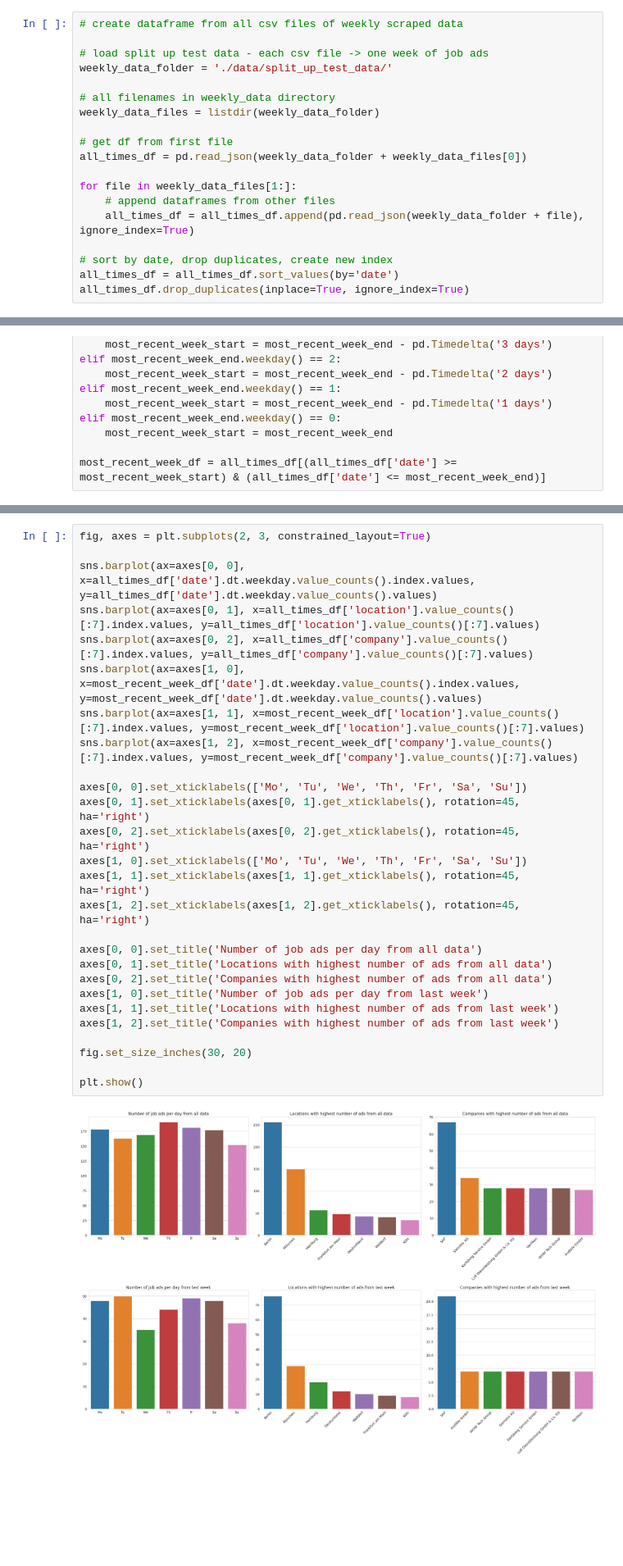
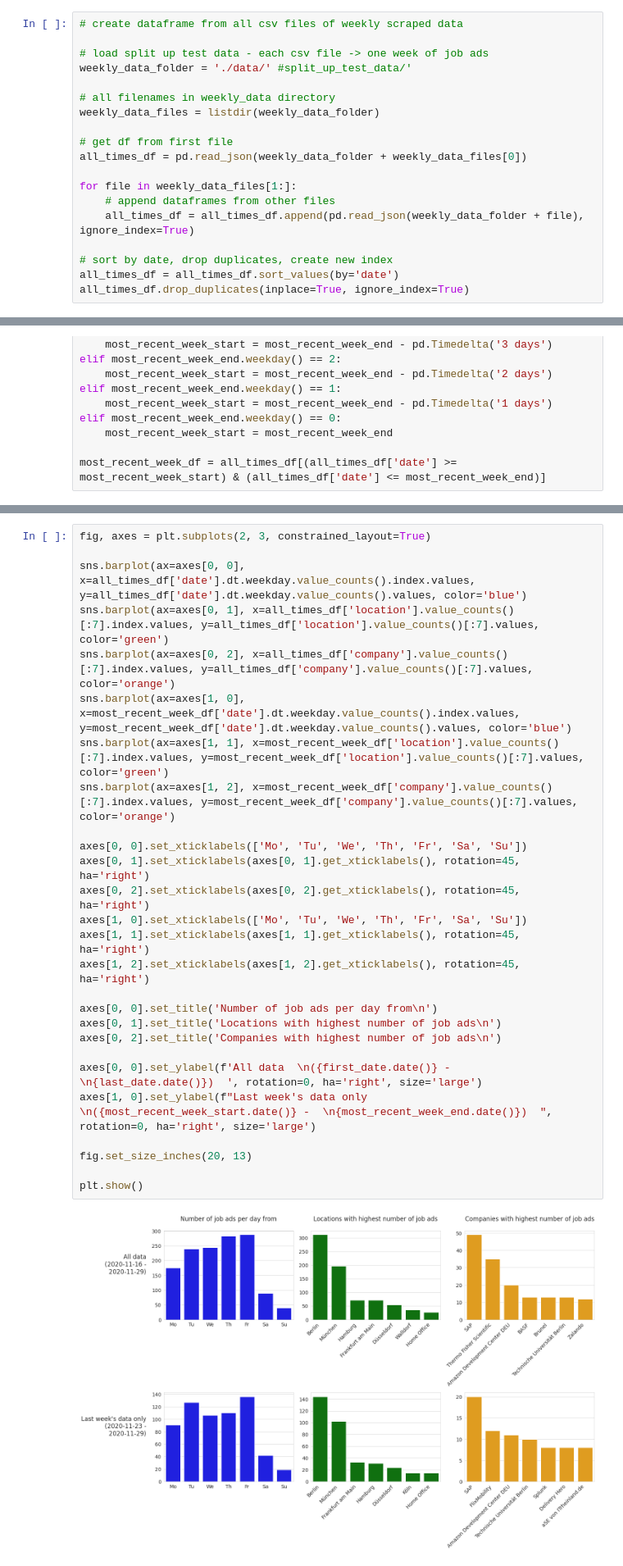
Before and after one commit to felix-datascience/indeed_dashboard_deployed, a Jupyter notebook: indeed_dashboard.ipynb, the cells around one changed output, grey strips where cells are left out. Shown at 82% size. Saved outputs shown, nothing was run; the diff lists cells and outputs as text; blank space fills up the shorter version.

```diff
--- a/indeed_dashboard.ipynb
+++ b/indeed_dashboard.ipynb
@@ -18,7 +18,7 @@ sns.set_style("whitegrid")
 # create dataframe from all csv files of weekly scraped data
 
 # load split up test data - each csv file -> one week of job ads
-weekly_data_folder = './data/split_up_test_data/'
+weekly_data_folder = './data/' #split_up_test_data/'
 
 # all filenames in weekly_data directory
 weekly_data_files = listdir(weekly_data_folder)
@@ -228,29 +229,29 @@ plot_job_ads_by_date('ALL_COMPANIES')
 # %%
 fig, axes = plt.subplots(2, 3, constrained_layout=True)
 
-sns.barplot(ax=axes[0, 0], x=all_times_df['date'].dt.weekday.value_counts().index.values, y=all_times_df['date'].dt.weekday.value_counts().values)
-sns.barplot(ax=axes[0, 1], x=all_times_df['location'].value_counts()[:7].index.values, y=all_times_df['location'].value_counts()[:7].values)
-sns.barplot(ax=axes[0, 2], x=all_times_df['company'].value_counts()[:7].index.values, y=all_times_df['company'].value_counts()[:7].values)
-sns.barplot(ax=axes[1, 0], x=most_recent_week_df['date'].dt.weekday.value_counts().index.values, y=most_recent_week_df['date'].dt.weekday.value_counts().values)
-sns.barplot(ax=axes[1, 1], x=most_recent_week_df['location'].value_counts()[:7].index.values, y=most_recent_week_df['location'].value_counts()[:7].values)
-sns.barplot(ax=axes[1, 2], x=most_recent_week_df['company'].value_counts()[:7].index.values, y=most_recent_week_df['company'].value_counts()[:7].values)
+sns.barplot(ax=axes[0, 0], x=all_times_df['date'].dt.weekday.value_counts().index.values, y=all_times_df['date'].dt.weekday.value_counts().values, color='blue')
+sns.barplot(ax=axes[0, 1], x=all_times_df['location'].value_counts()[:7].index.values, y=all_times_df['location'].value_counts()[:7].values, color='green')
+sns.barplot(ax=axes[0, 2], x=all_times_df['company'].value_counts()[:7].index.values, y=all_times_df['company'].value_counts()[:7].values, color='orange')
+sns.barplot(ax=axes[1, 0], x=most_recent_week_df['date'].dt.weekday.value_counts().index.values, y=most_recent_week_df['date'].dt.weekday.value_counts().values, color='blue')
+sns.barplot(ax=axes[1, 1], x=most_recent_week_df['location'].value_counts()[:7].index.values, y=most_recent_week_df['location'].value_counts()[:7].values, color='green')
+sns.barplot(ax=axes[1, 2], x=most_recent_week_df['company'].value_counts()[:7].index.values, y=most_recent_week_df['company'].value_counts()[:7].values, color='orange')
 
 axes[0, 0].set_xticklabels(['Mo', 'Tu', 'We', 'Th', 'Fr', 'Sa', 'Su'])
 axes[0, 1].set_xticklabels(axes[0, 1].get_xticklabels(), rotation=45, ha='right')
 axes[0, 2].set_xticklabels(axes[0, 2].get_xticklabels(), rotation=45, ha='right')
 axes[1, 0].set_xticklabels(['Mo', 'Tu', 'We', 'Th', 'Fr', 'Sa', 'Su'])
 axes[1, 1].set_xticklabels(axes[1, 1].get_xticklabels(), rotation=45, ha='right')
 axes[1, 2].set_xticklabels(axes[1, 2].get_xticklabels(), rotation=45, ha='right')
 
-axes[0, 0].set_title('Number of job ads per day from all data')
-axes[0, 1].set_title('Locations with highest number of ads from all data')
-axes[0, 2].set_title('Companies with highest number of ads from all data')
-axes[1, 0].set_title('Number of job ads per day from last week')
-axes[1, 1].set_title('Locations with highest number of ads from last week')
-axes[1, 2].set_title('Companies with highest number of ads from last week')
+axes[0, 0].set_title('Number of job ads per day from\n')
+axes[0, 1].set_title('Locations with highest number of job ads\n')
+axes[0, 2].set_title('Companies with highest number of job ads\n')
 
-fig.set_size_inches(30, 20)
+axes[0, 0].set_ylabel(f'All data  \n({first_date.date()} -  \n{last_date.date()})  ', rotation=0, ha='right', size='large')
+axes[1, 0].set_ylabel(f"Last week's data only  \n({most_recent_week_start.date()} -  \n{most_recent_week_end.date()})  ", rotation=0, ha='right', size='large')
+
+fig.set_size_inches(20, 13)
 
 plt.show()
 # %% [output]
-[figure, old version]
+[figure, new version]
```
Also changed, not shown: parts of 17 cells of this notebook, 4 other files.
